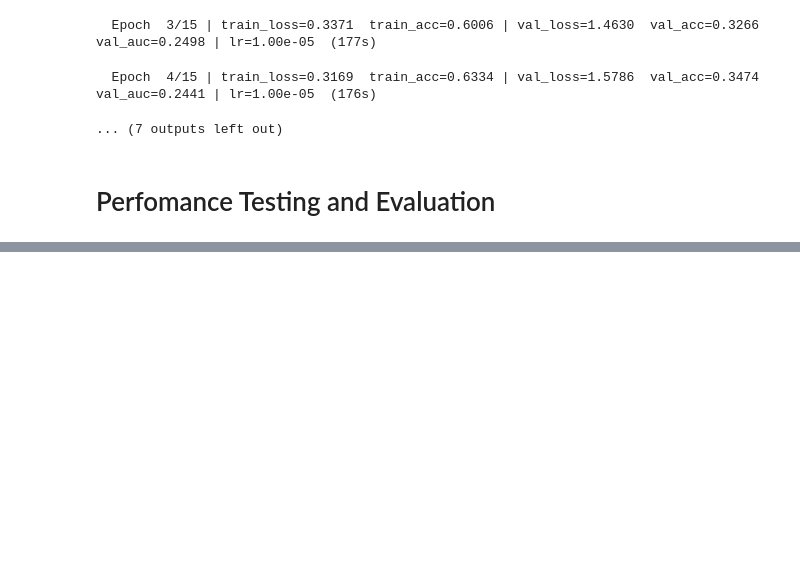
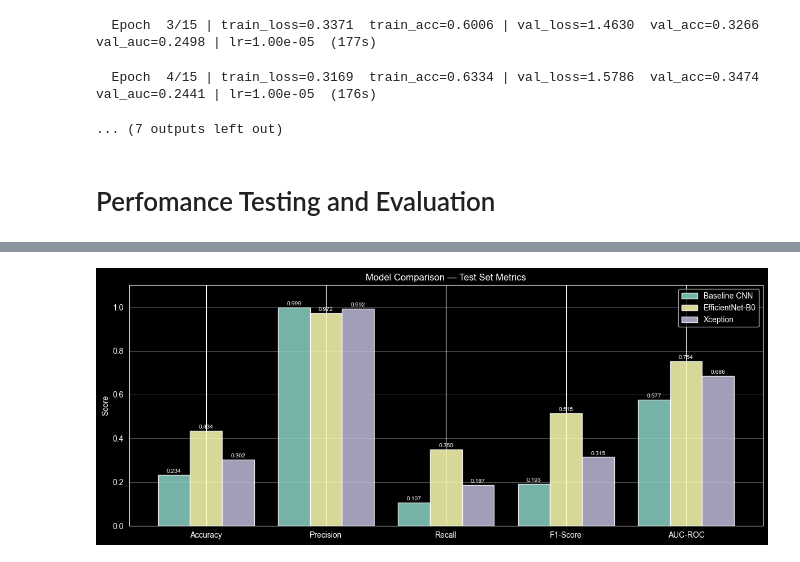
Before and after one commit to TNKAAG/deepfake-detection, a Jupyter notebook: src/notebooks/main.ipynb, the cells around one changed output, grey strips where cells are left out. Cells and saved outputs as stored; diff of their text form; code cells hidden in the pictures; blank space fills up the shorter version.

Commit message:
feat: added efficientnet and xception model implementations

```diff
--- a/src/notebooks/main.ipynb
+++ b/src/notebooks/main.ipynb
@@ -301,0 +371,31 @@ for phase_num in [1, 2]:
+# %%
+# ── Bar chart comparison ─────────────────────────────────────────
+metrics_to_plot = ["accuracy", "precision", "recall", "f1_score", "auc_roc"]
+labels          = ["Accuracy", "Precision", "Recall", "F1-Score", "AUC-ROC"]
+colors          = ["#2E75B6", "#E8532A", "#4CAF50", "#9C27B0", "#FF9800"]
+
+x   = np.arange(len(metrics_to_plot))
+w   = 0.8 / len(df)   # bar width scales with number of models
+
+fig, ax = plt.subplots(figsize=(12, 5))
+
+for i, (model_name, row) in enumerate(df.iterrows()):
+    vals   = [row[m] for m in metrics_to_plot]
+    offset = (i - len(df) / 2 + 0.5) * w
+    bars   = ax.bar(x + offset, vals, w, label=model_name, alpha=0.85)
+
+    for bar, val in zip(bars, vals):
+        ax.text(bar.get_x() + bar.get_width() / 2, bar.get_height() + 0.005,
+                f"{val:.3f}", ha="center", va="bottom", fontsize=7.5)
+
+ax.set_xticks(x)
+ax.set_xticklabels(labels)
+ax.set_ylim(0, 1.1)
+ax.set_ylabel("Score")
+ax.set_title("Model Comparison — Test Set Metrics")
+ax.legend()
+ax.grid(axis="y", alpha=0.3)
+plt.tight_layout()
+plt.show()
+# %% [output]
+[figure, added]
```
Also changed, not shown: parts of 2 cells of this notebook, 5 other files.
